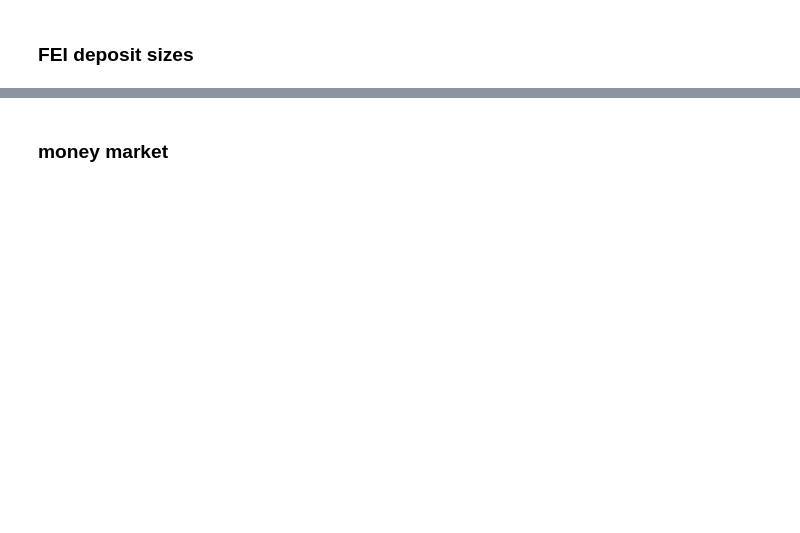
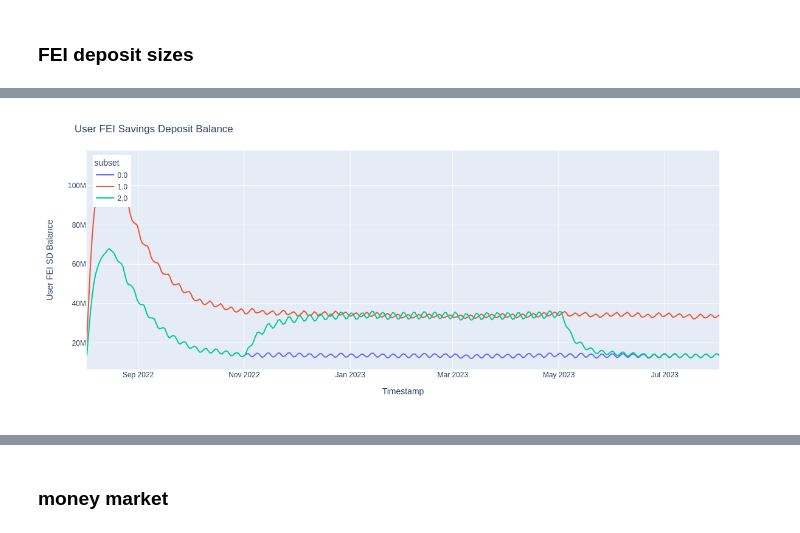
Before and after one commit to CADLabs/fei-protocol-model, a Jupyter notebook: experiments/notebooks/fei_capital_allocation_notebook.ipynb, the cells around one changed output, grey strips where cells are left out. Saved outputs shown, nothing was run; the diff lists cells and outputs as text; code cells hidden in the pictures; blank space fills up the shorter version.

```diff
--- a/experiments/notebooks/fei_capital_allocation_notebook.ipynb
+++ b/experiments/notebooks/fei_capital_allocation_notebook.ipynb
@@ -307,21 +486,23 @@ fig.show()
 # %%
-fig = get_averages_by_subset(df, 'fei_savings_user_deposit_balance').plot(
+fig = get_averages_by_subset(df, ['fei_savings_user_deposit_balance']).plot(
     #x='timestep',
     y='fei_savings_user_deposit_balance',
     color='subset',
 )
 
 fig.update_layout(
     title='User FEI Savings Deposit Balance',
     xaxis_title="Timestamp",
     yaxis_title="User FEI SD Balance",
 
     legend=dict(
         yanchor="top",
         y=0.98,
         xanchor="left",
         x=0.01
     )
 )
 
 fig.show()
+# %% [output]
+[figure, added]
```
Also changed, not shown: parts of 75 cells of this notebook, 2 other files.
